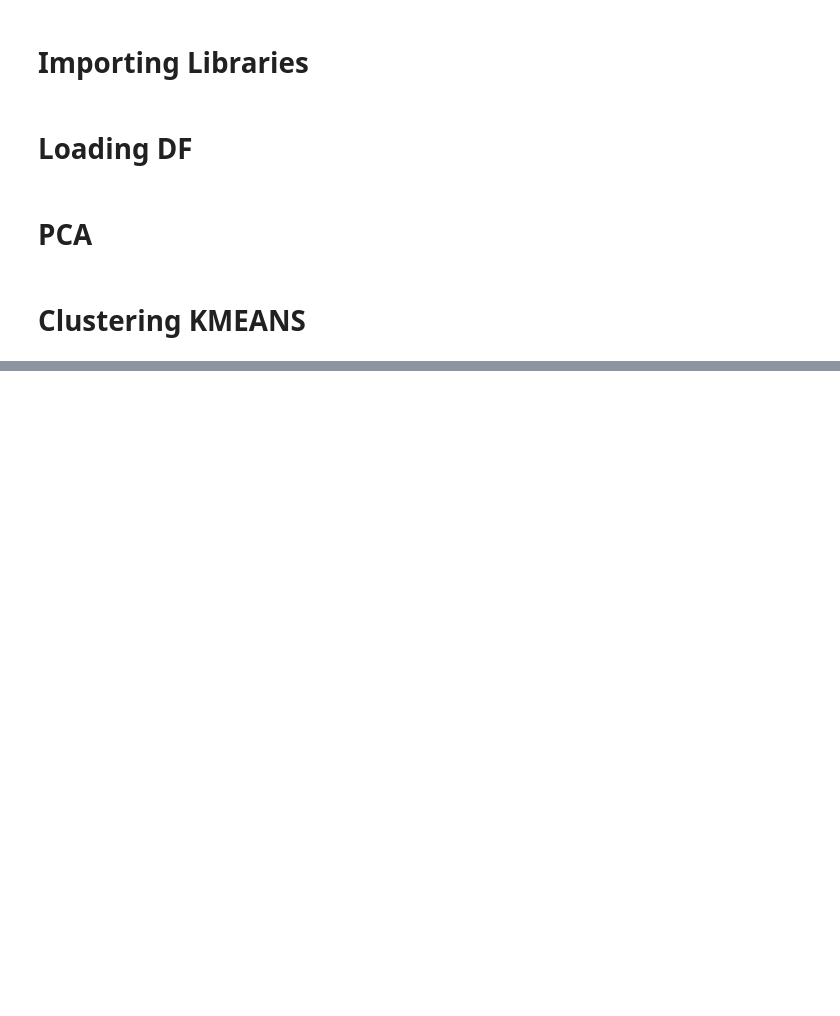
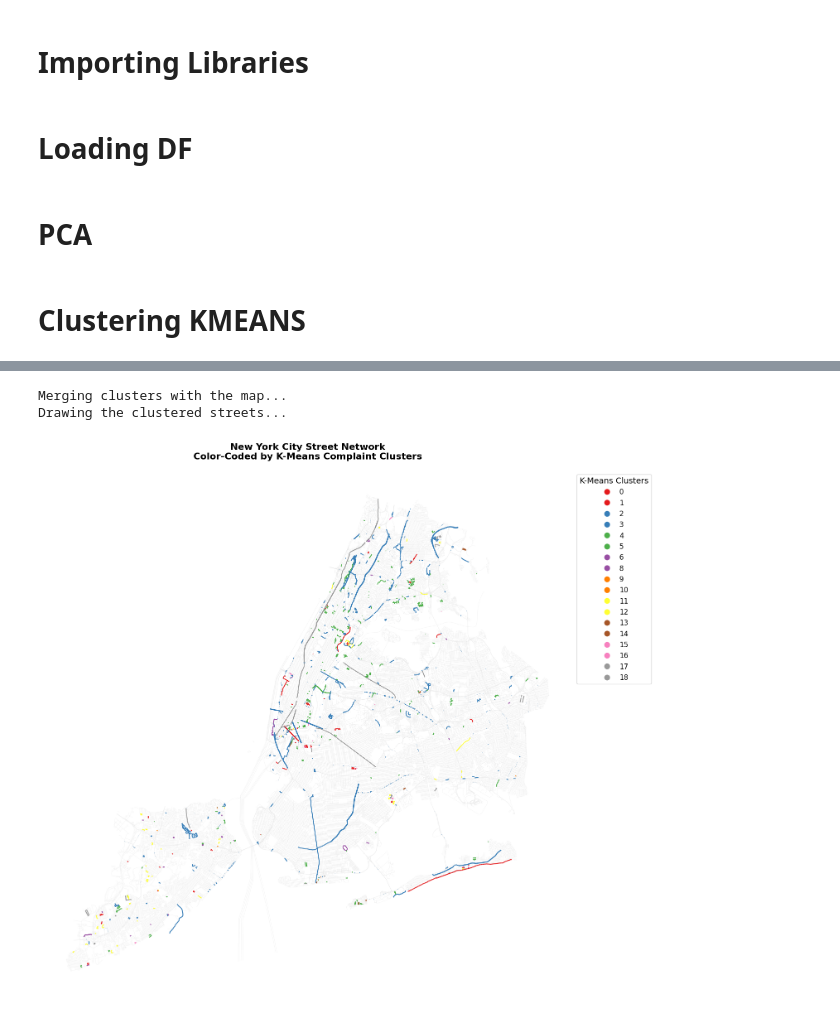
Before and after one commit to OrangeBoop/311-Cluster-Project, a Jupyter notebook: Clustering_Street/Clustering_street_KMEANS.ipynb, the cells around one changed output, grey strips where cells are left out. Saved outputs shown, nothing was run; the diff lists cells and outputs as text; code cells hidden in the pictures; blank space fills up the shorter version.

```diff
--- a/Clustering_Street/Clustering_street_KMEANS.ipynb
+++ b/Clustering_Street/Clustering_street_KMEANS.ipynb
@@ -127,7 +130,7 @@ vc
 Name: count, dtype: int64
 # %%
 # Define the tiny outlier clusters you want to push to the end
-outlier_clusters = singleton_labels = vc[vc == 1].index.tolist()
+outlier_clusters = singleton_labels = val_count_sorted[val_count_sorted == 1].index.tolist()
 
 # Get a list of all current clusters in your dataframe, sorted numerically
 current_clusters = sorted(pre_norm_df_final['Cluster'].dropna().unique())
@@ -426,0 +175,40 @@ plt.show()
+# %%
+print("Merging clusters with the map...")
+joined_map_gdf = streets_projected.merge(
+    pre_norm_df_final[['Street_Name', 'Cluster']],
+    left_on='full_street_name',
+    right_on='Street_Name',
+    how='inner'
+)
+
+fig, ax = plt.subplots(figsize=(15, 15))
+
+# === THE GHOST LAYER ===
+# This draws every street in light gray so you can see the actual city structure
+streets_projected.plot(ax=ax, color='#EAEAEA', linewidth=0.5, alpha=0.5)
+
+print("Drawing the clustered streets...")
+joined_map_gdf.plot(
+    column='Cluster',
+    cmap='Set1',
+    linewidth=1.5,
+    categorical=True,
+    legend=True,
+    ax=ax,
+    legend_kwds={
+        'title': 'K-Means Clusters',
+        'loc': 'upper left',
+        'bbox_to_anchor': (1, 1),
+        'fontsize': 12,
+        'title_fontsize': 14
+    }
+)
+
+ax.set_axis_off()
+plt.title("New York City Street Network\nColor-Coded by K-Means Complaint Clusters", fontsize=16, fontweight='bold', pad=20)
+plt.tight_layout()
+plt.show()
+# %% [output]
+Merging clusters with the map...
+Drawing the clustered streets...
+[figure, added]
```
Also changed, not shown: parts of 9 cells of this notebook, 3 other files.
